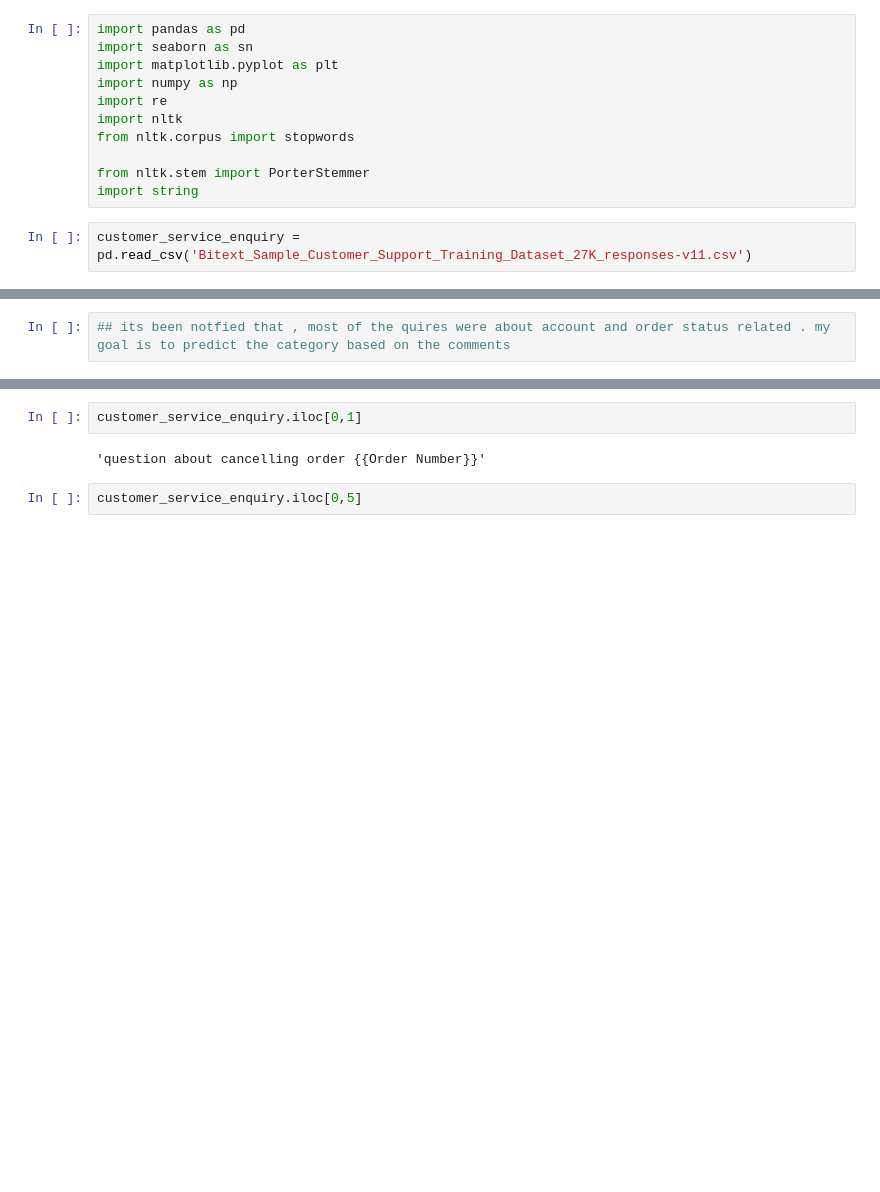
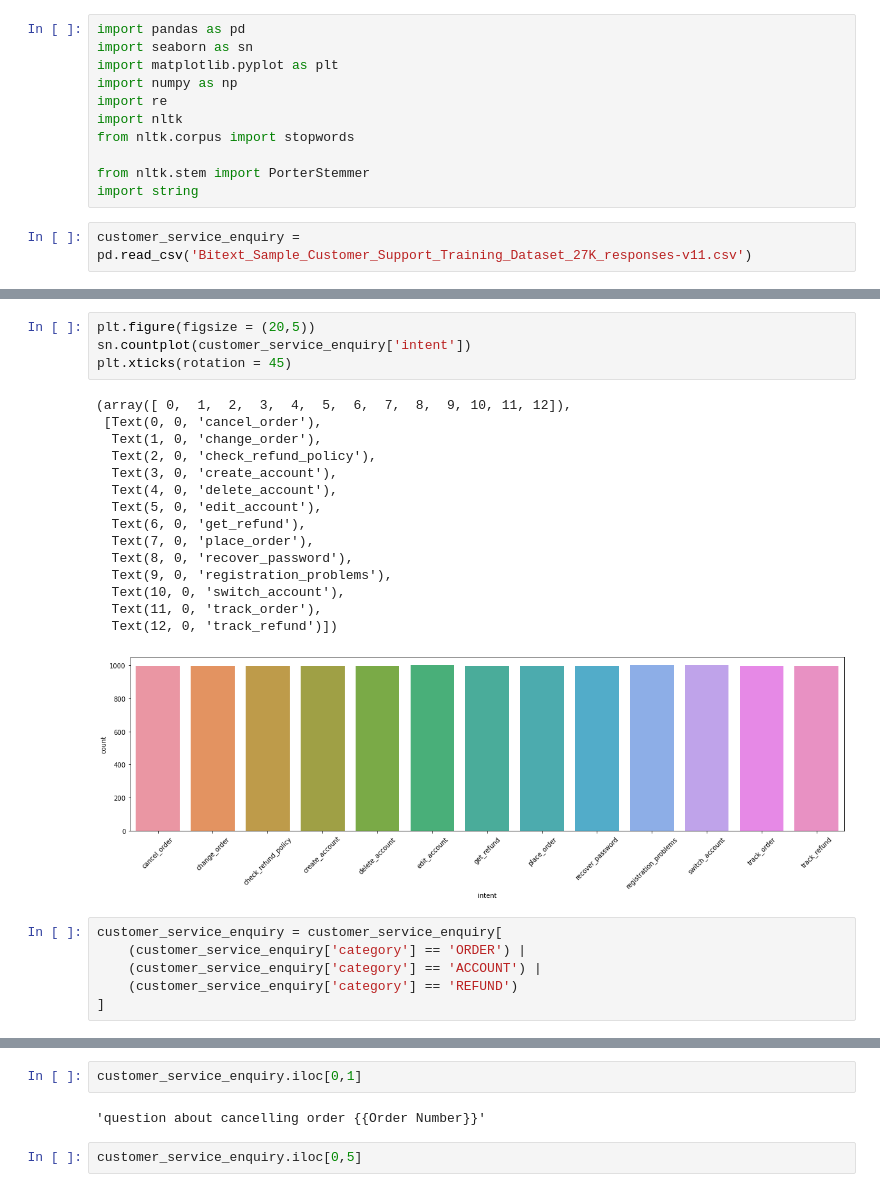
Before and after one commit to fahimcct/AL-CHATBOT, a Jupyter notebook: Code for dissertation.ipynb, the cells around one changed output, grey strips where cells are left out. Cells and saved outputs as stored; diff of their text form; blank space fills up the shorter version.

```diff
--- a/Code for dissertation.ipynb
+++ b/Code for dissertation.ipynb
@@ -77,2 +86,26 @@ plt.xticks(rotation = 45)
+# %%
+plt.figure(figsize = (20,5))
+sn.countplot(customer_service_enquiry['intent'])
+plt.xticks(rotation = 45)
+# %% [output]
+(array([ 0,  1,  2,  3,  4,  5,  6,  7,  8,  9, 10, 11, 12]),
+ [Text(0, 0, 'cancel_order'),
+  Text(1, 0, 'change_order'),
+  Text(2, 0, 'check_refund_policy'),
+  Text(3, 0, 'create_account'),
+  Text(4, 0, 'delete_account'),
+  Text(5, 0, 'edit_account'),
+  Text(6, 0, 'get_refund'),
+  Text(7, 0, 'place_order'),
+  Text(8, 0, 'recover_password'),
+  Text(9, 0, 'registration_problems'),
+  Text(10, 0, 'switch_account'),
+  Text(11, 0, 'track_order'),
+  Text(12, 0, 'track_refund')])
+[figure, added]
 # %%
-## its been notfied that , most of the quires were about account and order status related . my goal is to predict the category based on the comments
+customer_service_enquiry = customer_service_enquiry[
+    (customer_service_enquiry['category'] == 'ORDER') |
+    (customer_service_enquiry['category'] == 'ACCOUNT') |
+    (customer_service_enquiry['category'] == 'REFUND')
+]
```
Also changed, not shown: parts of 74 cells of this notebook, 1 other file.
